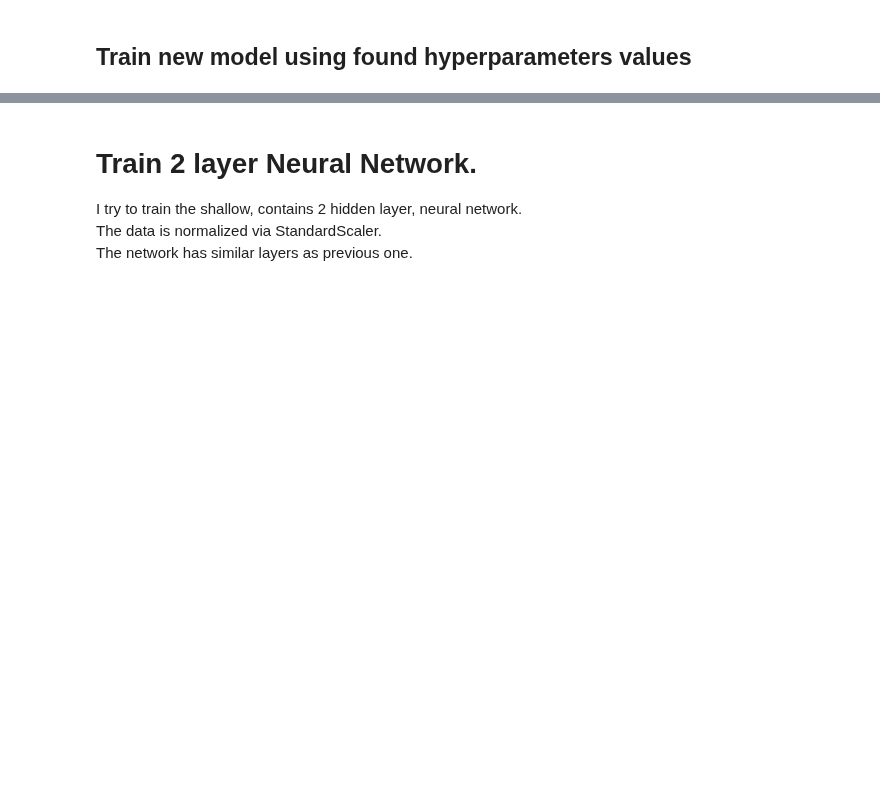
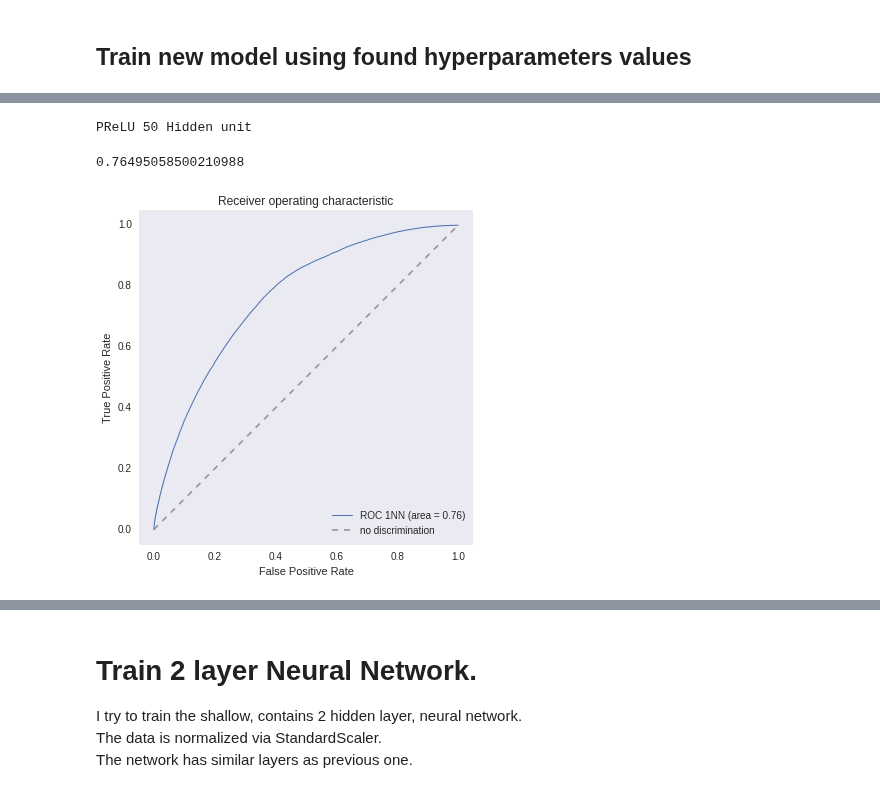
Before and after one commit to adendek/DownstreamTracking, a Jupyter notebook: SeedClasifier/DNN-Keras.ipynb, the cells around one changed output, grey strips where cells are left out. Saved outputs shown, nothing was run; the diff lists cells and outputs as text; code cells hidden in the pictures; blank space fills up the shorter version.

Commit message:
add optimalization of Keras 1NN

```diff
--- a/SeedClasifier/DNN-Keras.ipynb
+++ b/SeedClasifier/DNN-Keras.ipynb
@@ -140,7 +140,7 @@ def create_1nn(n_features, n_hidden, p_drop, reg ):
                     W_regularizer=l2(reg), activity_regularizer=activity_l2(reg)))
     model.add(Activation('relu'))
     #PReLU(input_shape=(n_hidden,))
-    #model.add(Dropout(p_drop))
+    model.add(Dropout(p_drop))
     model.add(Dense(2,input_dim=n_hidden))
     model.add(Activation('softmax'))
 
@@ -334,0 +428,23 @@ Any idea how can I imptove it?
+# %%
+trainX, testX, trainY, testY = train_test_split(features, target, random_state=42,train_size=0.5 )
+
+nb_epoch = 20
+batch_size = 256
+n_features = trainX.shape[1]
+class_weights = {1:ratio_ghost_to_good,
+                 0:1}
+
+# prepare Train
+trainY = trainY.values
+y_train = np_utils.to_categorical(trainY)
+trainX = trainX.values
+
+clf = Pipeline([
+  ('feature_scale', StandardScaler() ),
+  ('clf', KerasClassifier(build_fn = create_1nn_to_gridSearch, n_features=n_features,
+                          n_hidden=50, has_dropout=True, p_drop=0.2, reg=0.01, activation = "PReLU",
+                          class_weight=class_weights, sample_weight = None,
+                          batch_size=batch_size, nb_epoch=nb_epoch) )
+])
+clf.fit(trainX, y_train)
+time.sleep(0.1)
@@ -334,0 +469,22 @@ Any idea how can I imptove it?
+# %%
+print "PReLU 50 Hidden unit"
+roc_auc_score(testY, clf.predict_proba(testX)[:, 1])
+# %% [output]
+PReLU 50 Hidden unit
+0.76495058500210988
+# %%
+plt.figure(figsize=[6, 6])
+fpr, tpr, thresholds = roc_curve(testY, clf.predict_proba(testX)[:, 1])
+roc_auc = auc(fpr, tpr)
+plt.plot(fpr, tpr, lw=1, label='ROC 1NN (area = %0.2f)'%(roc_auc))
+plt.plot([0, 1], [0, 1], '--', color=(0.6, 0.6, 0.6), label='no discrimination')
+plt.xlim([-0.05, 1.05])
+plt.ylim([-0.05, 1.05])
+plt.xlabel('False Positive Rate')
+plt.ylabel('True Positive Rate')
+plt.title('Receiver operating characteristic')
+plt.legend(loc="lower right")
+plt.grid()
+plt.show()
+# %% [output]
+[figure, added]
```
Also changed, not shown: parts of 13 cells of this notebook.
